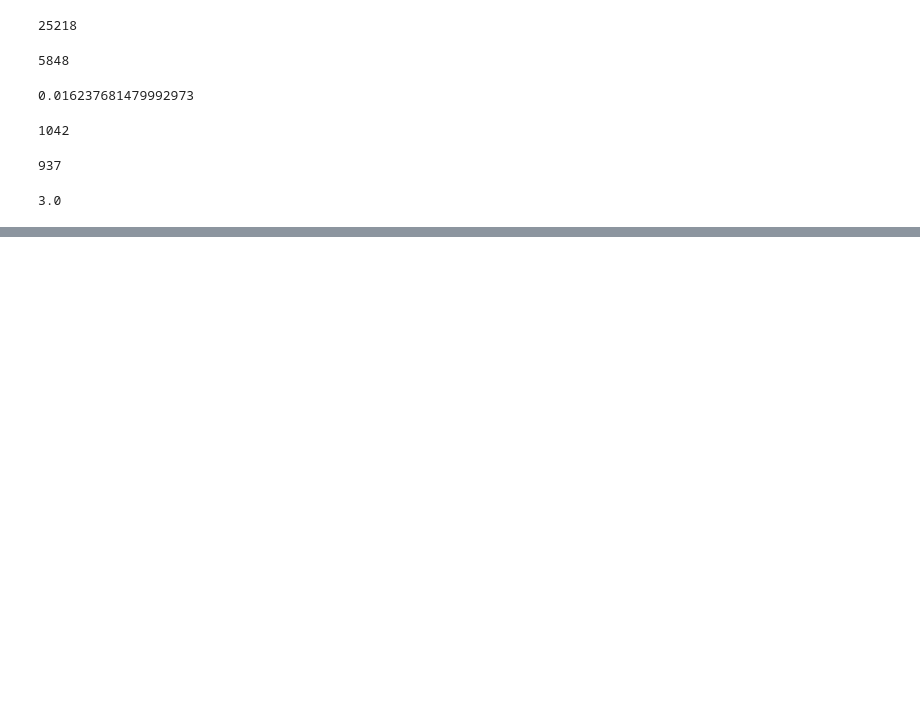
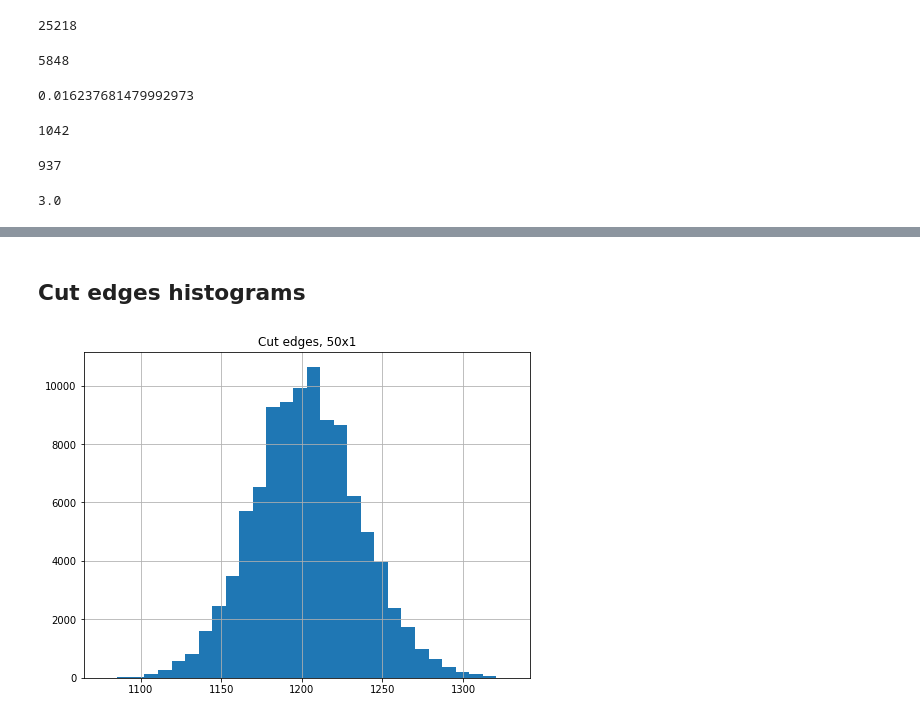
Before and after one commit to mggg/chicago, a Jupyter notebook: ensembles/Analysis.ipynb, the cells around one changed output, grey strips where cells are left out. Drawn from its saved outputs; the diff is of its cells as text; code cells hidden in the pictures; blank space fills up the shorter version.

```diff
--- a/ensembles/Analysis.ipynb
+++ b/ensembles/Analysis.ipynb
@@ -262,0 +324,2 @@ hypersegregated(ca10, 1/4).groupby(ca10["step"]).sum().min()
+# %%
+df = pandas.read_csv("../ensembles/prec50/results.csv")
@@ -262,0 +356,10 @@ hypersegregated(ca10, 1/4).groupby(ca10["step"]).sum().min()
+# %% [markdown]
+## Cut edges histograms
+# %%
+fig, ax = plt.subplots()
+df.groupby("step").min()["cut_edges"].hist(figsize=(8,6), bins=30, ax=ax)
+ax.set_title("Cut edges, 50x1")
+plt.savefig("../figures/cut_edges_50x1.png")
+plt.show()
+# %% [output]
+[figure, added]
```
Also changed, not shown: parts of 34 cells of this notebook, 1 other file.
